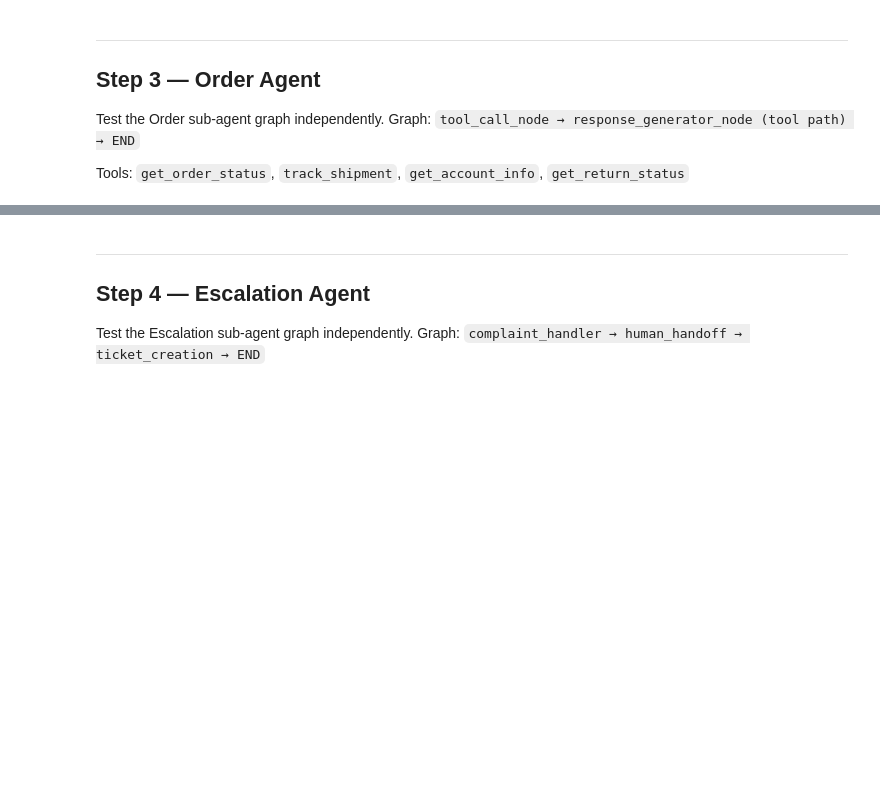
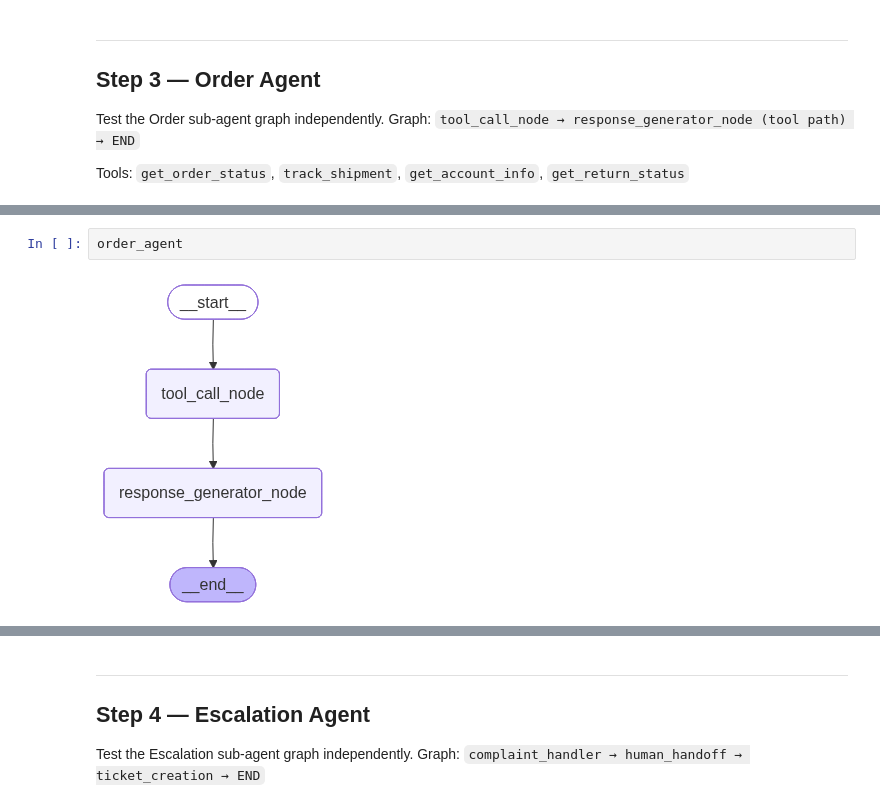
Before and after one commit to Debasis5/Agentic-RAG-Shopping-Assistant-Multi, a Jupyter notebook: notebooks/test_notebook_multi.ipynb, the cells around one changed output, grey strips where cells are left out. Saved outputs shown, nothing was run; the diff lists cells and outputs as text; blank space fills up the shorter version.

```diff
--- a/notebooks/test_notebook_multi.ipynb
+++ b/notebooks/test_notebook_multi.ipynb
@@ -82,3 +113,7 @@ print("Order agent compiled OK:", order_agent)
+# %%
+order_agent
+# %% [output]
+[figure, added]
 # %%
 # Test Order agent directly with live-data queries
 order_test_cases = [
```
Also changed, not shown: parts of 20 cells of this notebook, 15 other files.
